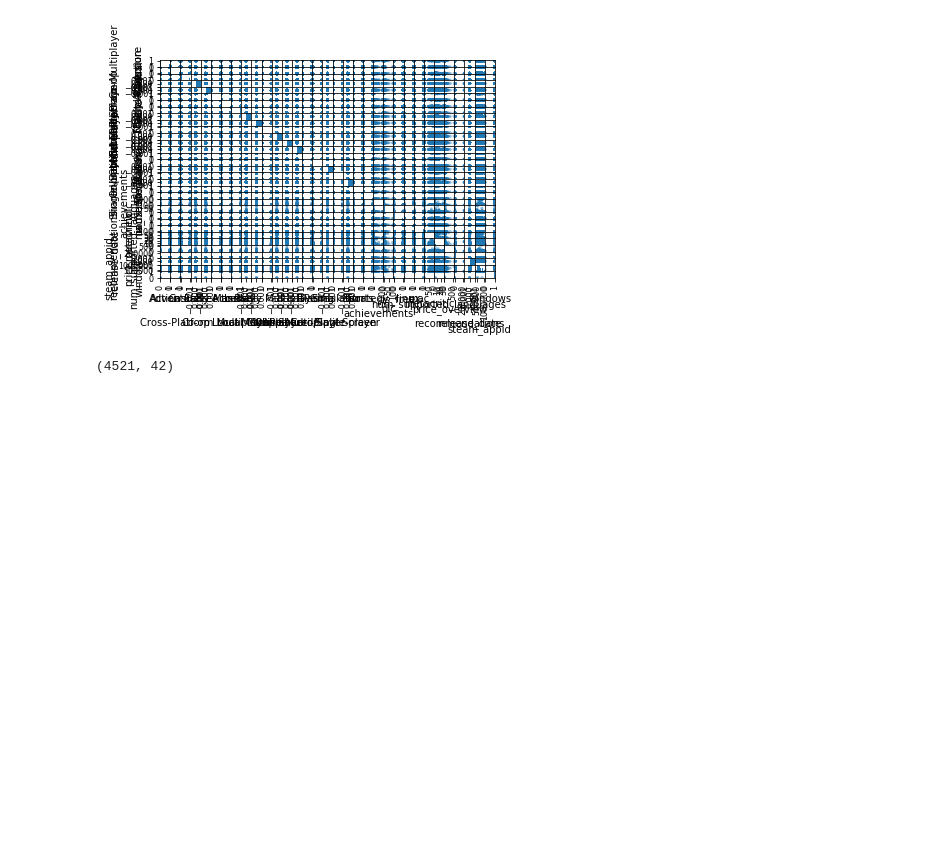
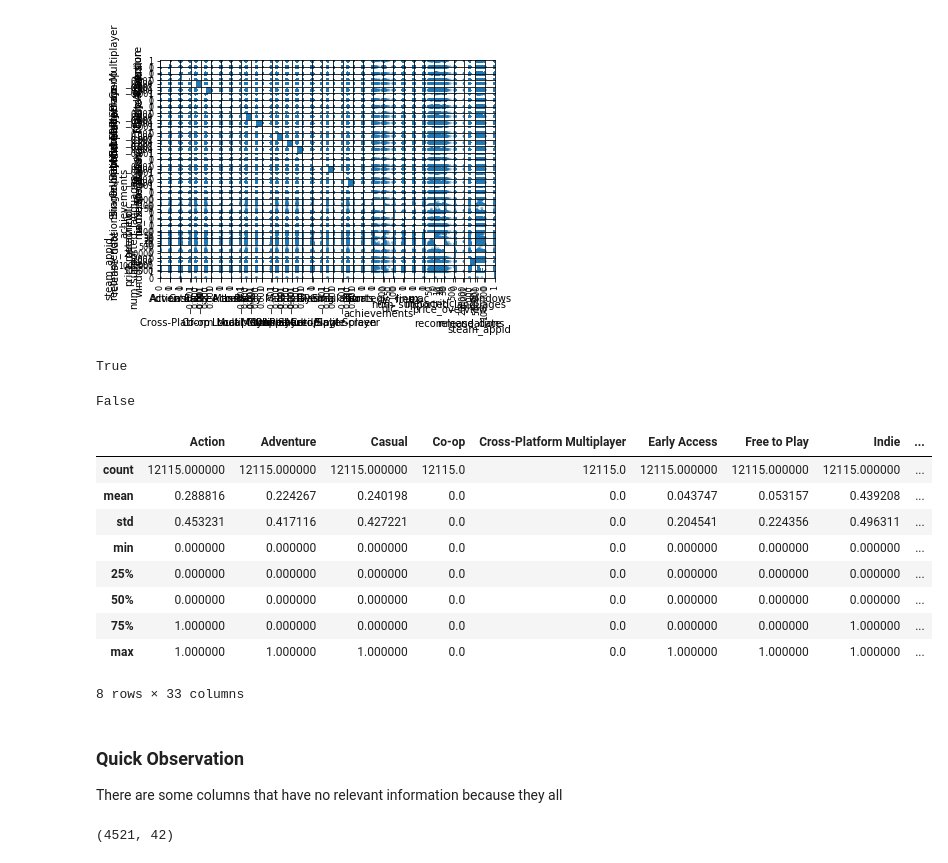
Before and after one commit to rvent/Steam_Pricing_Classification_Project, a Jupyter notebook: Mod-3-Project.ipynb, the cells around one changed output. Saved outputs shown, nothing was run; the diff lists cells and outputs as text; code cells hidden in the pictures; blank space fills up the shorter version.

```diff
--- a/Mod-3-Project.ipynb
+++ b/Mod-3-Project.ipynb
@@ -313,2 +326,2 @@ k30 = open_save_data("30K_data.json")
 # %%
-k40_1k = open_save_data("10K_data.json")
+k50 = open_save_data("50K_data.json")
@@ -316,0 +342,2 @@ all_30K = np.array(k10+k15+k20+k30)
+# %%
+all_40K = k10+k15+k20+k30+k40_1k+k40_2k+k40_3k+k40_4k+k40_5k+k40_6k+k40_7k+k40_8k+k40_9k+k40_10k
@@ -370,0 +411,3 @@ len(cleaned_30K)
+# %%
+cleaned_40K = clean_non_id_data(all_40K,0, len(all_40K))
+len(cleaned_40K)
@@ -392,2 +448,4 @@ df_clean_30K.to_json("cleaned_30K.json")
+# %%
+df_clean_40K = pd.DataFrame(clean_data(cleaned_40K))
 # %%
 df_clean = pd.DataFrame(clean_data(cleaned_15k_2))
@@ -599,3 +679,7 @@ in singular transformations; automatically expanding.
 left=0.0, right=0.0
   ax.set_xlim(boundaries_list[i])
 [figure]
+# %%
+sum(df_clean_40K["Cross-Platform Multiplayer"]) == 0
+# %% [output]
+True
@@ -602,3 +688,24 @@ left=0.0, right=0.0
+# %%
+252950 in app_id_lst
+# %% [output]
+False
+# %%
+df_clean_40K.describe()
+# %% [output]
+|  | Action | Adventure | Casual | Co-op | Cross-Platform Multiplayer | Early Access | Free to Play | Indie | ... |
+| count | 12115.000000 | 12115.000000 | 12115.000000 | 12115.0 | 12115.0 | 12115.000000 | 12115.000000 | 12115.000000 | ... |
+| mean | 0.288816 | 0.224267 | 0.240198 | 0.0 | 0.0 | 0.043747 | 0.053157 | 0.439208 | ... |
+| std | 0.453231 | 0.417116 | 0.427221 | 0.0 | 0.0 | 0.204541 | 0.224356 | 0.496311 | ... |
+| min | 0.000000 | 0.000000 | 0.000000 | 0.0 | 0.0 | 0.000000 | 0.000000 | 0.000000 | ... |
+| 25% | 0.000000 | 0.000000 | 0.000000 | 0.0 | 0.0 | 0.000000 | 0.000000 | 0.000000 | ... |
+| 50% | 0.000000 | 0.000000 | 0.000000 | 0.0 | 0.0 | 0.000000 | 0.000000 | 0.000000 | ... |
+| 75% | 1.000000 | 0.000000 | 0.000000 | 0.0 | 0.0 | 0.000000 | 0.000000 | 1.000000 | ... |
+| max | 1.000000 | 1.000000 | 1.000000 | 0.0 | 0.0 | 1.000000 | 1.000000 | 1.000000 | ... |
+8 rows × 33 columns
+# %% [markdown]
+### Quick Observation
+
+There are some columns that have no relevant information because they all
 # %%
 df_test_almost_clean = pd.DataFrame(test_price1)
 df_test_almost_clean2 = pd.DataFrame(test_price2)
```
Also changed, not shown: parts of 26 cells of this notebook, 14 other files.
